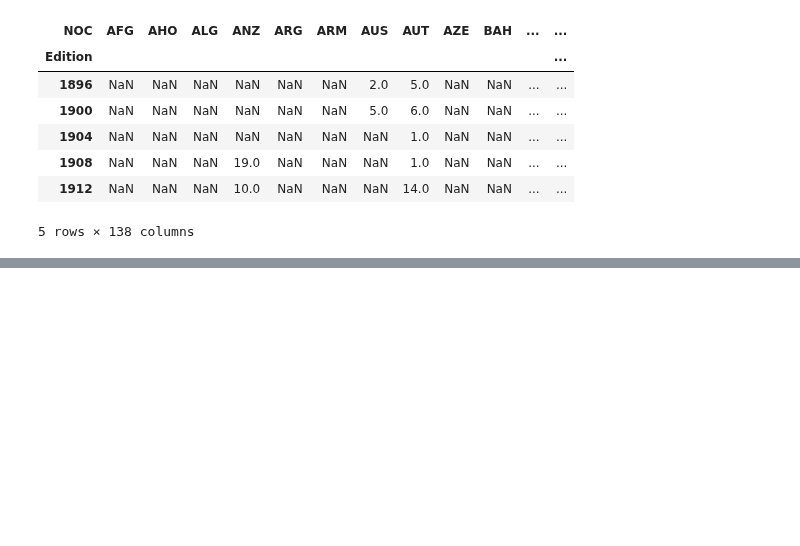
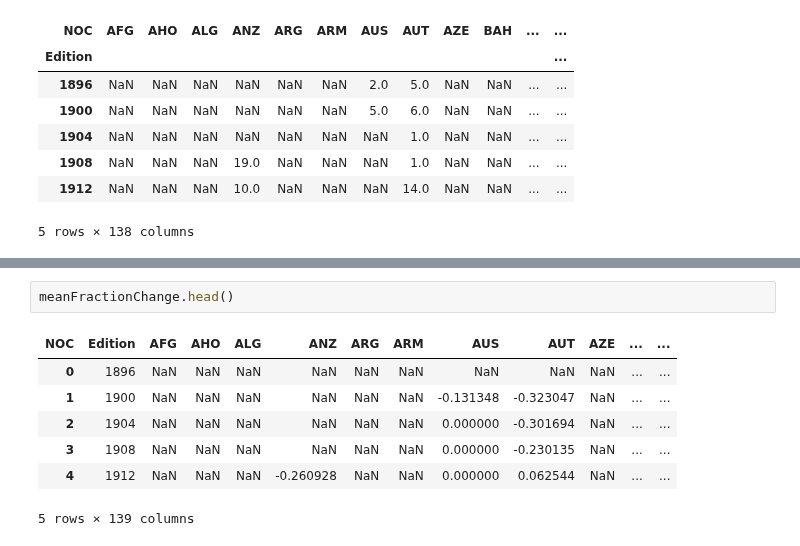
Before and after one commit to sushant2811/pythonAndStatsForDS, a Jupyter notebook: advancedPandas.ipynb, the cells around one changed output, grey strips where cells are left out. Drawn from its saved outputs; the diff is of its cells as text; blank space fills up the shorter version.

```diff
--- a/advancedPandas.ipynb
+++ b/advancedPandas.ipynb
@@ -3065,0 +3093,10 @@ countMedals.divide(totals, axis = 'rows')
+# %%
+meanFractionChange.head()
+# %% [output]
+| NOC | Edition | AFG | AHO | ALG | ANZ | ARG | ARM | AUS | AUT | AZE | ... | ... |
+| 0 | 1896 | NaN | NaN | NaN | NaN | NaN | NaN | NaN | NaN | NaN | ... | ... |
+| 1 | 1900 | NaN | NaN | NaN | NaN | NaN | NaN | -0.131348 | -0.323047 | NaN | ... | ... |
+| 2 | 1904 | NaN | NaN | NaN | NaN | NaN | NaN | 0.000000 | -0.301694 | NaN | ... | ... |
+| 3 | 1908 | NaN | NaN | NaN | NaN | NaN | NaN | 0.000000 | -0.230135 | NaN | ... | ... |
+| 4 | 1912 | NaN | NaN | NaN | -0.260928 | NaN | NaN | 0.000000 | 0.062544 | NaN | ... | ... |
+5 rows × 139 columns
```
Also changed, not shown: parts of 9 cells of this notebook.
